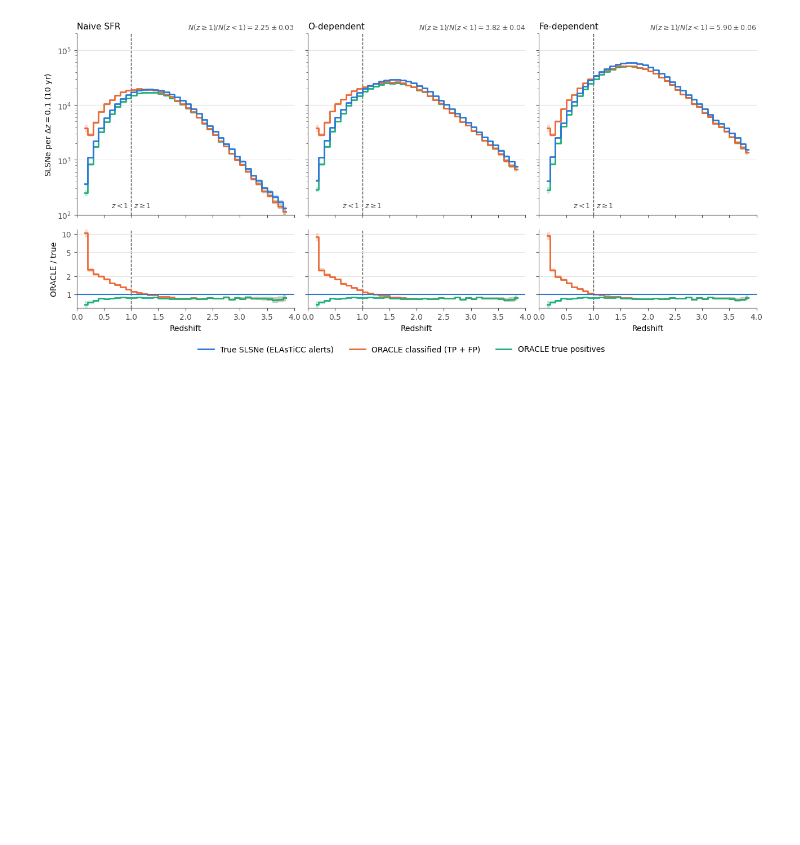
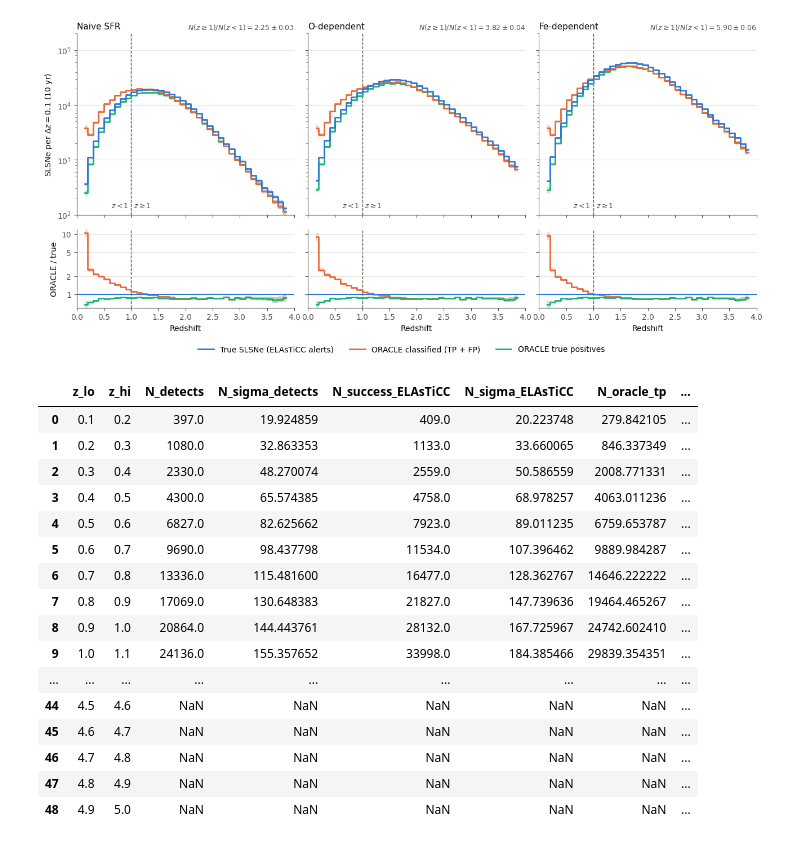
Before and after one commit to dev-ved30/Oracle, a Jupyter notebook: notebooks/Oracle+Rates.ipynb, the cells around one changed output. Drawn from its saved outputs; the diff is of its cells as text; code cells hidden in the pictures; blank space fills up the shorter version.

```diff
--- a/notebooks/Oracle+Rates.ipynb
+++ b/notebooks/Oracle+Rates.ipynb
@@ -312,3 +312,23 @@ fig.savefig('oracle_rates_models.png', dpi=200, bbox_inches='tight')
 plt.show()
 # %% [output]
 [figure]
+# %%
+fe_stats
+# %% [output]
+|  | z_lo | z_hi | N_detects | N_sigma_detects | N_success_ELAsTiCC | N_sigma_ELAsTiCC | N_oracle_tp | ... |
+| 0 | 0.1 | 0.2 | 397.0 | 19.924859 | 409.0 | 20.223748 | 279.842105 | ... |
+| 1 | 0.2 | 0.3 | 1080.0 | 32.863353 | 1133.0 | 33.660065 | 846.337349 | ... |
+| 2 | 0.3 | 0.4 | 2330.0 | 48.270074 | 2559.0 | 50.586559 | 2008.771331 | ... |
+| 3 | 0.4 | 0.5 | 4300.0 | 65.574385 | 4758.0 | 68.978257 | 4063.011236 | ... |
+| 4 | 0.5 | 0.6 | 6827.0 | 82.625662 | 7923.0 | 89.011235 | 6759.653787 | ... |
+| 5 | 0.6 | 0.7 | 9690.0 | 98.437798 | 11534.0 | 107.396462 | 9889.984287 | ... |
+| 6 | 0.7 | 0.8 | 13336.0 | 115.481600 | 16477.0 | 128.362767 | 14646.222222 | ... |
+| 7 | 0.8 | 0.9 | 17069.0 | 130.648383 | 21827.0 | 147.739636 | 19464.465267 | ... |
+| 8 | 0.9 | 1.0 | 20864.0 | 144.443761 | 28132.0 | 167.725967 | 24742.602410 | ... |
+| 9 | 1.0 | 1.1 | 24136.0 | 155.357652 | 33998.0 | 184.385466 | 29839.354351 | ... |
+| ... | ... | ... | ... | ... | ... | ... | ... | ... |
+| 44 | 4.5 | 4.6 | NaN | NaN | NaN | NaN | NaN | ... |
+| 45 | 4.6 | 4.7 | NaN | NaN | NaN | NaN | NaN | ... |
+| 46 | 4.7 | 4.8 | NaN | NaN | NaN | NaN | NaN | ... |
+| 47 | 4.8 | 4.9 | NaN | NaN | NaN | NaN | NaN | ... |
+| 48 | 4.9 | 5.0 | NaN | NaN | NaN | NaN | NaN | ... |
```
